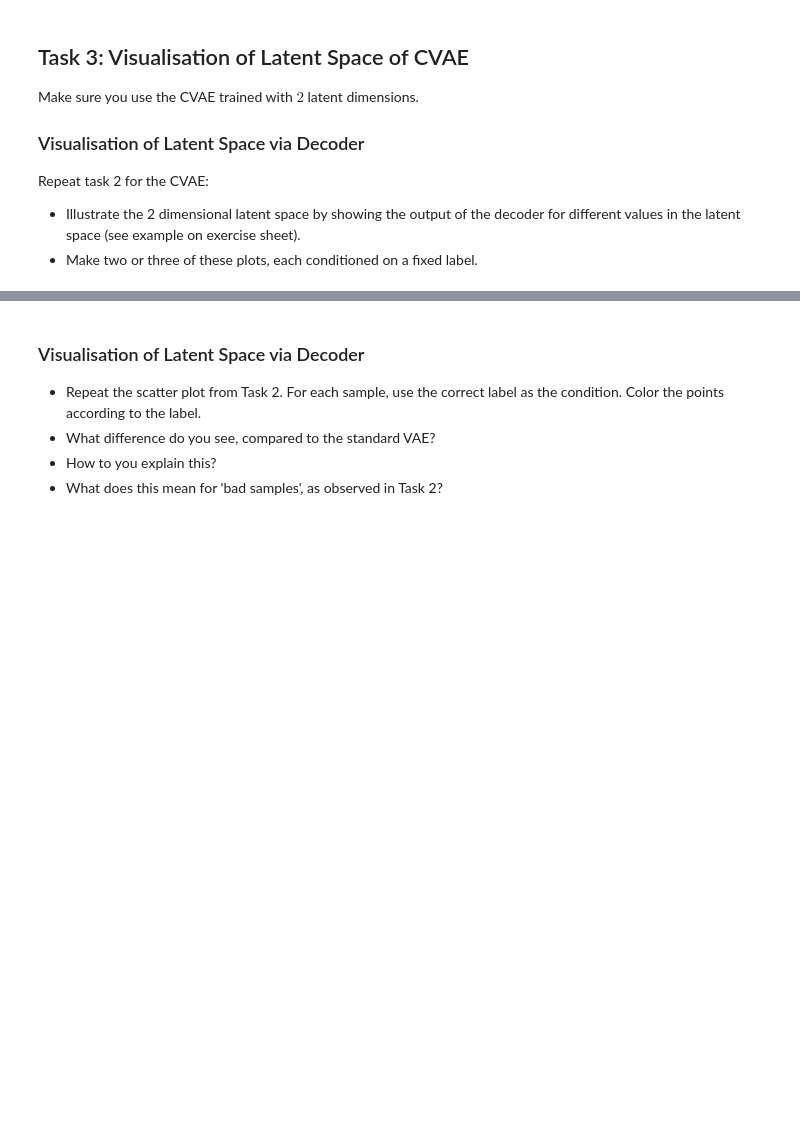
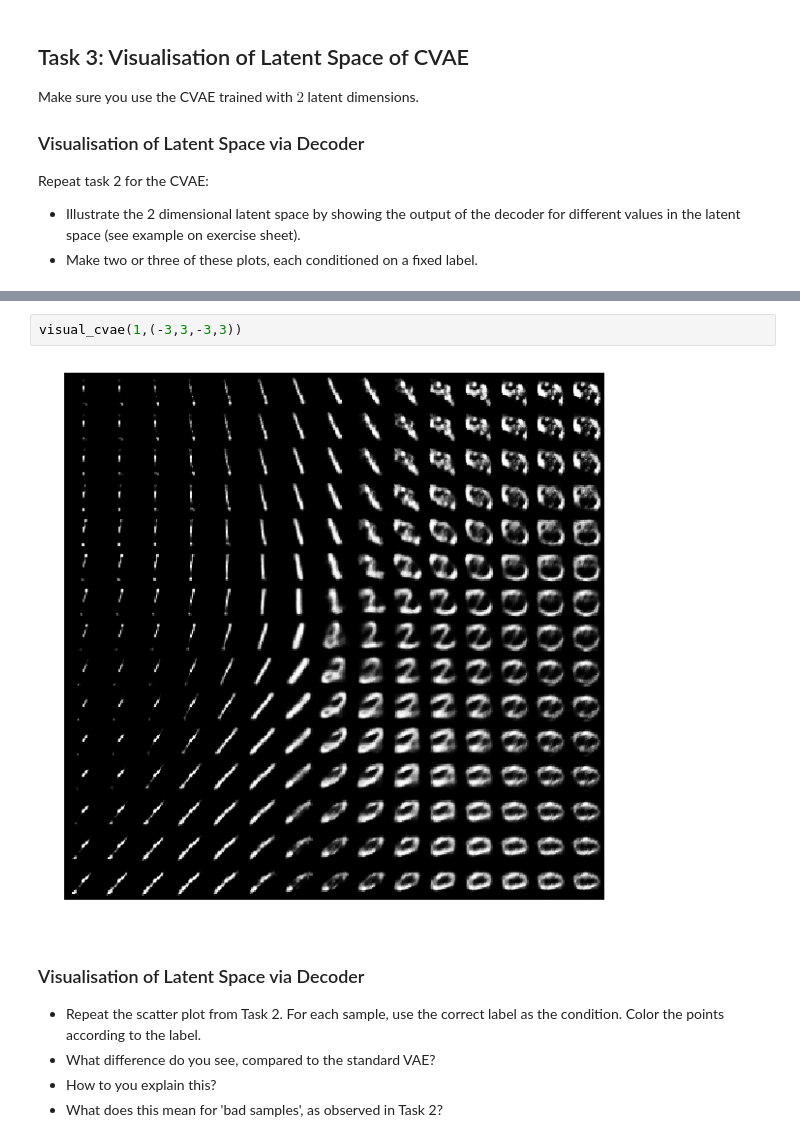
Before and after one commit to ml4cdeca/AdvancedMachineLearning, a Jupyter notebook: exercise05/cvae.ipynb, the cells around one changed output, grey strips where cells are left out. Cells and saved outputs as stored; diff of their text form; blank space fills up the shorter version.

```diff
--- a/exercise05/cvae.ipynb
+++ b/exercise05/cvae.ipynb
@@ -602,3 +626,7 @@ Repeat task 2 for the CVAE:
+# %%
+visual_cvae(1,(-3,3,-3,3))
+# %% [output]
+[figure, added]
 # %% [markdown]
 ### Visualisation of Latent Space via Decoder
 * Repeat the scatter plot from Task 2. For each sample, use the correct label as the condition. Color the points according to the label.
```
Also changed, not shown: parts of 10 cells of this notebook, 1 other file.
